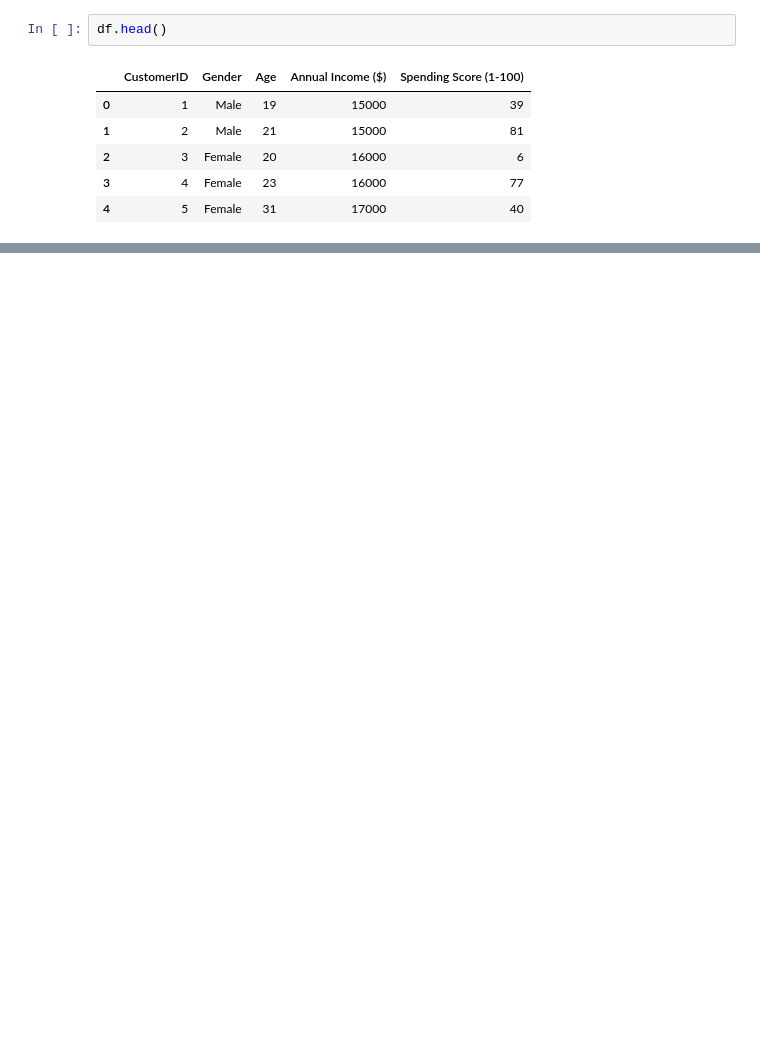
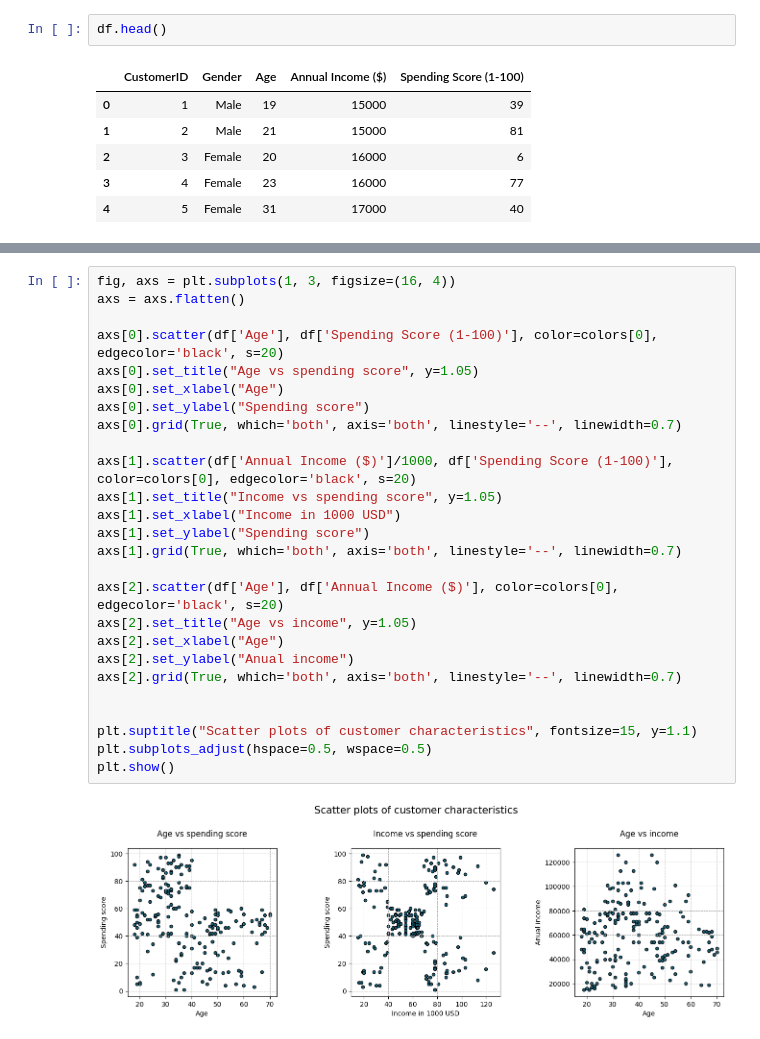
Before and after one commit to dalimvc/Clustering-and-Classification-Models, a Jupyter notebook: DS24-Clustering-b21dalmi.ipynb, the cells around one changed output, grey strips where cells are left out. Saved outputs shown, nothing was run; the diff lists cells and outputs as text; blank space fills up the shorter version.

```diff
--- a/DS24-Clustering-b21dalmi.ipynb
+++ b/DS24-Clustering-b21dalmi.ipynb
@@ -37,0 +180,28 @@ df.head()
+# %%
+fig, axs = plt.subplots(1, 3, figsize=(16, 4))
+axs = axs.flatten()
+
+axs[0].scatter(df['Age'], df['Spending Score (1-100)'], color=colors[0], edgecolor='black', s=20)
+axs[0].set_title("Age vs spending score", y=1.05)
+axs[0].set_xlabel("Age")
+axs[0].set_ylabel("Spending score")
+axs[0].grid(True, which='both', axis='both', linestyle='--', linewidth=0.7)
+
+axs[1].scatter(df['Annual Income ($)']/1000, df['Spending Score (1-100)'], color=colors[0], edgecolor='black', s=20)
+axs[1].set_title("Income vs spending score", y=1.05)
+axs[1].set_xlabel("Income in 1000 USD")
+axs[1].set_ylabel("Spending score")
+axs[1].grid(True, which='both', axis='both', linestyle='--', linewidth=0.7)
+
+axs[2].scatter(df['Age'], df['Annual Income ($)'], color=colors[0], edgecolor='black', s=20)
+axs[2].set_title("Age vs income", y=1.05)
+axs[2].set_xlabel("Age")
+axs[2].set_ylabel("Anual income")
+axs[2].grid(True, which='both', axis='both', linestyle='--', linewidth=0.7)
+
+
+plt.suptitle("Scatter plots of customer characteristics", fontsize=15, y=1.1)
+plt.subplots_adjust(hspace=0.5, wspace=0.5)
+plt.show()
+# %% [output]
+[figure, added]
```
Also changed, not shown: parts of 13 cells of this notebook.
